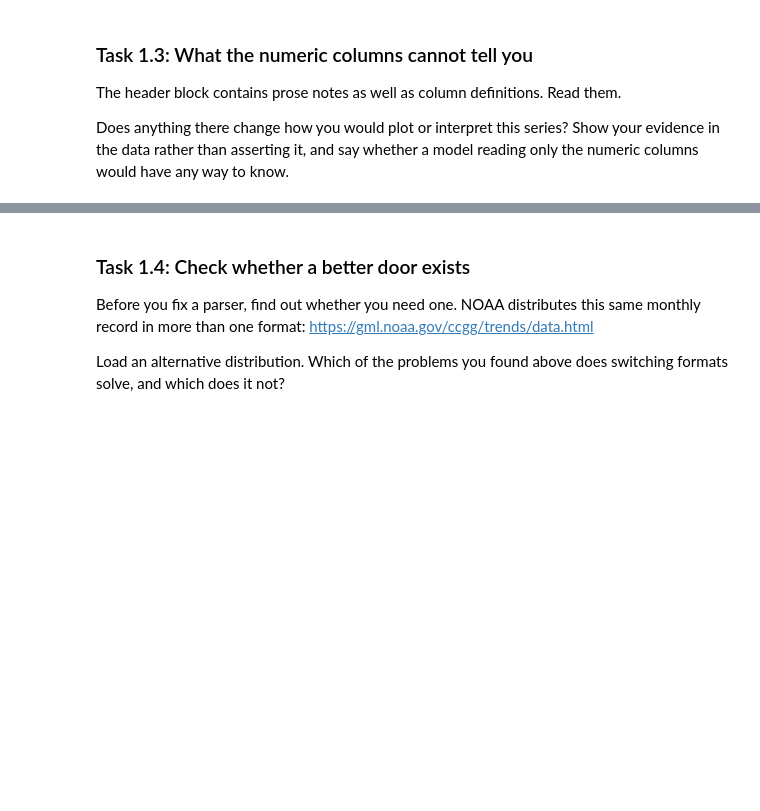
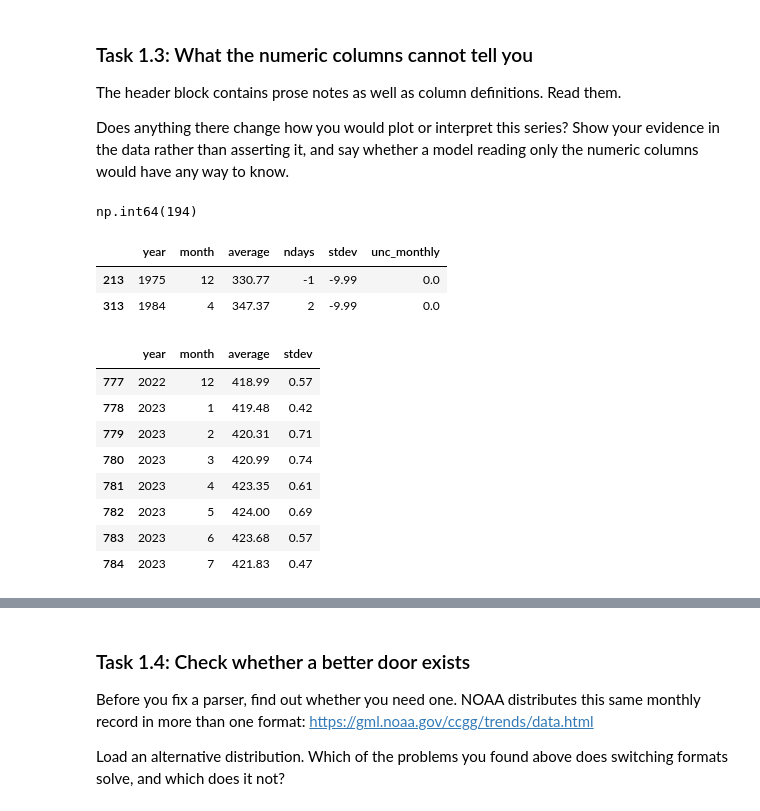
Before and after one commit to lytrang-star/mod1-climate, a Jupyter notebook: climate.ipynb, the cells around one changed output, grey strips where cells are left out. Saved outputs shown, nothing was run; the diff lists cells and outputs as text; code cells hidden in the pictures; blank space fills up the shorter version.

```diff
--- a/climate.ipynb
+++ b/climate.ipynb
@@ -159,6 +118,34 @@ The header block contains prose notes as well as column definitions. Read them.
 Does anything there change how you would plot or interpret this series? Show your evidence in the
 data rather than asserting it, and say whether a model reading only the numeric columns would have
 any way to know.
+# %%
+df_raw = pd.read_csv("https://gml.noaa.gov/webdata/ccgg/trends/co2/co2_mm_mlo.txt",
+                     sep=r"\s+", comment="#", header=None,
+                     names=["year", "month", "decimal_date", "average",
+                            "deseasonalized", "ndays", "stdev", "unc_monthly"])
+sio = (df_raw["year"] < 1974) | ((df_raw["year"] == 1974) & (df_raw["month"] < 5))
+df_raw[sio]["stdev"].lt(0).sum()
+# %% [output]
+np.int64(194)
+# %%
+df_raw[~sio & (df_raw["stdev"] < 0)][["year", "month", "average", "ndays", "stdev", "unc_monthly"]]
+# %% [output]
+|  | year | month | average | ndays | stdev | unc_monthly |
+| 213 | 1975 | 12 | 330.77 | -1 | -9.99 | 0.0 |
+| 313 | 1984 | 4 | 347.37 | 2 | -9.99 | 0.0 |
+# %%
+df_raw[(df_raw["year"] == 2022) & (df_raw["month"] >= 12) |
+       (df_raw["year"] == 2023) & (df_raw["month"] <= 7)][["year", "month", "average", "stdev"]]
+# %% [output]
+|  | year | month | average | stdev |
+| 777 | 2022 | 12 | 418.99 | 0.57 |
+| 778 | 2023 | 1 | 419.48 | 0.42 |
+| 779 | 2023 | 2 | 420.31 | 0.71 |
+| 780 | 2023 | 3 | 420.99 | 0.74 |
+| 781 | 2023 | 4 | 423.35 | 0.61 |
+| 782 | 2023 | 5 | 424.00 | 0.69 |
+| 783 | 2023 | 6 | 423.68 | 0.57 |
+| 784 | 2023 | 7 | 421.83 | 0.47 |
 # %% [markdown]
 **Your answer:**
 
```
Also changed, not shown: parts of 38 cells of this notebook, 1 other file.
